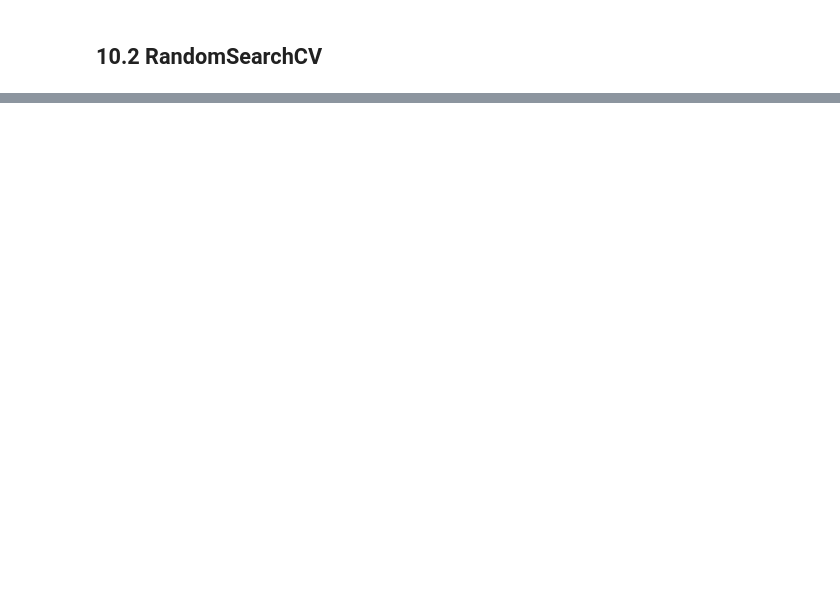
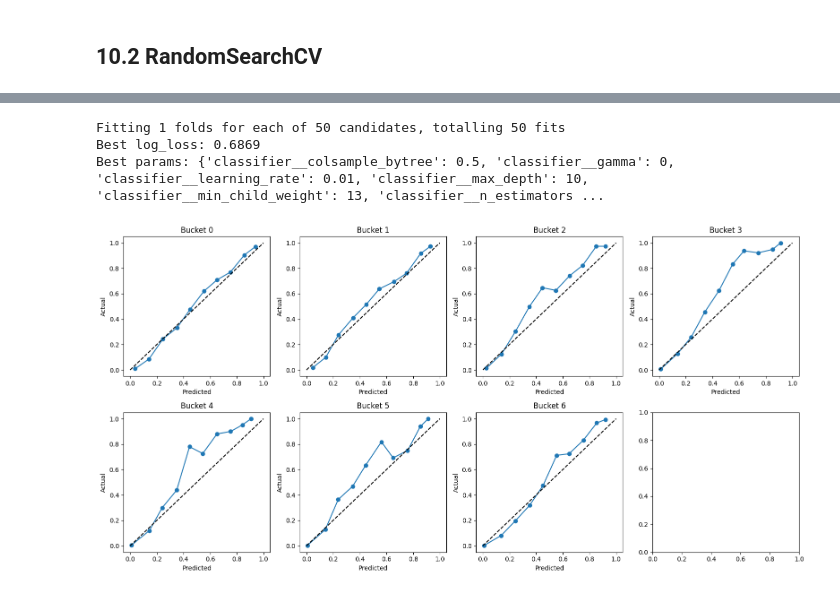
Before and after one commit to EwaltsJ/cf_copilot, a Jupyter notebook: notebooks/baseline_model_derntoan.ipynb, the cells around one changed output, grey strips where cells are left out. Saved outputs shown, nothing was run; the diff lists cells and outputs as text; code cells hidden in the pictures; blank space fills up the shorter version.

```diff
--- a/notebooks/baseline_model_derntoan.ipynb
+++ b/notebooks/baseline_model_derntoan.ipynb
@@ -666,0 +773,2 @@ print(f"Best params: {random_search.best_params_}")
+# %%
+simulate_past_performance(xgb_pipeline)
@@ -666,0 +783,44 @@ print(f"Best params: {random_search.best_params_}")
+# %%
+cutoff_date = big_df["reference_date"].quantile(0.8)
+test_fold = np.where(big_df["reference_date"] <= cutoff_date, -1, 0)
+ps = PredefinedSplit(test_fold)
+
+X, y = preprocess(big_df)
+
+param_distributions = {
+    "classifier__n_estimators": [300, 500, 700],
+    "classifier__max_depth": [4, 6, 8, 10, 12],
+    "classifier__learning_rate": [0.01, 0.03, 0.05, 0.1],
+    "classifier__subsample": [0.6, 0.7, 0.8, 0.9],
+    "classifier__colsample_bytree": [0.2, 0.3, 0.4, 0.5],
+    "classifier__min_child_weight": randint(3, 15),
+    "classifier__reg_alpha": [0, 0.01, 0.1, 0.5, 1.0],
+    "classifier__reg_lambda": [0.5, 1.0, 2.0, 5.0],
+    "classifier__gamma": [0, 0.1, 0.3, 0.5],
+}
+
+random_search = RandomizedSearchCV(
+    xgb_pipeline,
+    param_distributions,
+    n_iter=50,
+    cv=ps,
+    scoring="neg_log_loss",
+    n_jobs=-1,
+    verbose=1,
+    random_state=42,
+)
+
+random_search.fit(X, y)
+print(f"Best log_loss: {-random_search.best_score_:.4f}")
+print(f"Best params: {random_search.best_params_}")
+# %% [output]
+Fitting 1 folds for each of 50 candidates, totalling 50 fits
+Best log_loss: 0.6869
+Best params: {'classifier__colsample_bytree': 0.5, 'classifier__gamma': 0, 'classifier__learning_rate': 0.01, 'classifier__max_depth': 10, 'classifier__min_child_weight': 13, 'classifier__n_estimators ...
+# %%
+search_probas = random_search.predict_proba(X_test)
+search_preds = random_search.predict(X_test)
+# %%
+show_calibration_curves(search_probas, random_search)
+# %% [output]
+[figure, added]
```
Also changed, not shown: parts of 27 cells of this notebook.
